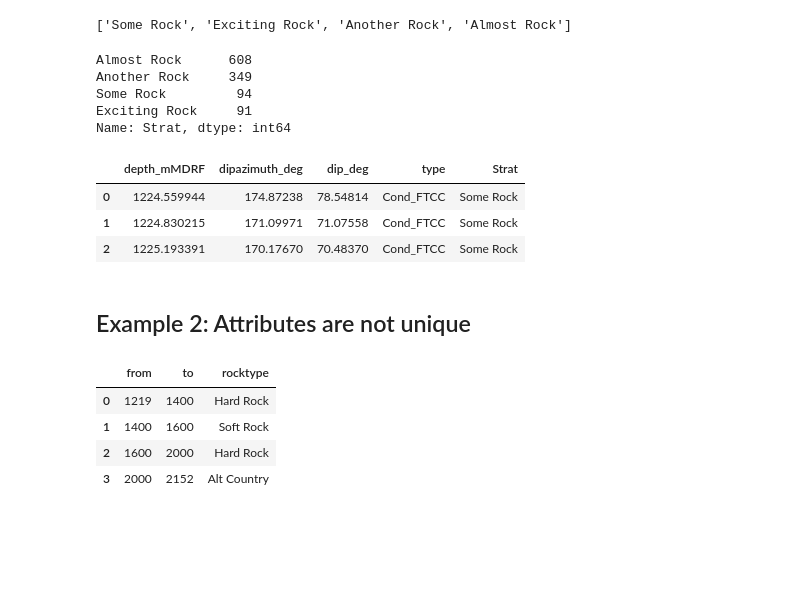
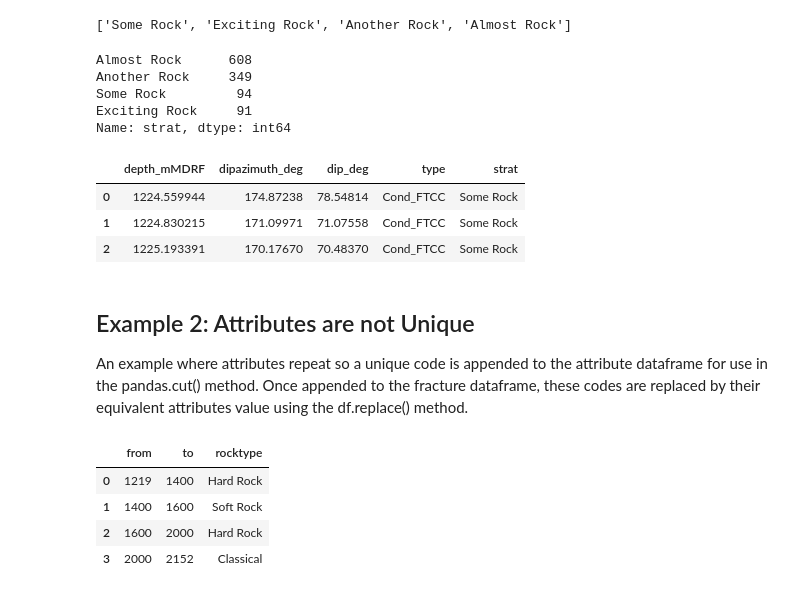
Before and after one commit to ICWallis/fractoolbox, a Jupyter notebook: append-fracture-attributes.ipynb, the cells around one changed output. Cells and saved outputs as stored; diff of their text form; code cells hidden in the pictures; blank space fills up the shorter version.

```diff
--- a/append-fracture-attributes.ipynb
+++ b/append-fracture-attributes.ipynb
@@ -28,9 +38,12 @@ Here I've created data using the dictionary method. If you have data in a csv, y
 # %%
 data = {
-        'from': [1219, 1400, 1600, 2000],
-        'to': [1400, 1600, 2000, 2152],
-        'rocktype': ['Some Rock', 'Exciting Rock', 'Another Rock', 'Almost Rock'],
-       }
+    'from': [1219, 1400, 1600, 2000],
+    'to': [1400, 1600, 2000, 2152],
+    'rocktype': ['Some Rock',
+                 'Exciting Rock',
+                 'Another Rock',
+                 'Almost Rock'],
+}
 
 dfstrat = pd.DataFrame(data=data)
 dfstrat
@@ -55,37 +71,44 @@ print(units_strat)
 # %% [output]
 ['Some Rock', 'Exciting Rock', 'Another Rock', 'Almost Rock']
 # %%
-# append strat units to the fracture dataframe based on depth
-dffractures['Strat'] = pd.cut(dffractures['depth_mMDRF'],
+# append units to the fracture dataframe based on depth
+dffractures['strat'] = pd.cut(dffractures['depth_mMDRF'],
                               bins_strat,
                               labels=units_strat)
 
-print(dffractures['Strat'].value_counts(),'\n')
+print(dffractures['strat'].value_counts(),'\n')
+
 dffractures.head(3)
 # %% [output]
 Almost Rock      608
 Another Rock     349
 Some Rock         94
 Exciting Rock     91
-Name: Strat, dtype: int64
+Name: strat, dtype: int64
-|  | depth_mMDRF | dipazimuth_deg | dip_deg | type | Strat |
+|  | depth_mMDRF | dipazimuth_deg | dip_deg | type | strat |
 | 0 | 1224.559944 | 174.87238 | 78.54814 | Cond_FTCC | Some Rock |
 | 1 | 1224.830215 | 171.09971 | 71.07558 | Cond_FTCC | Some Rock |
 | 2 | 1225.193391 | 170.17670 | 70.48370 | Cond_FTCC | Some Rock |
-# %% [markdown]
-## Example 2: Attributes are not unique
+# %% [markdown]
+## Example 2: Attributes are not Unique
+
+An example where attributes repeat so a unique code is appended to the attribute dataframe for use in the pandas.cut() method. Once appended to the fracture dataframe, these codes are replaced by their equivalent attributes value using the df.replace() method.
 # %%
 data = {
-        'from': [1219, 1400, 1600, 2000],
-        'to': [1400, 1600, 2000, 2152],
-        'rocktype': ['Hard Rock', 'Soft Rock', 'Hard Rock', 'Alt Country'],
-       }
+    'from': [1219, 1400, 1600, 2000],
+    'to': [1400, 1600, 2000, 2152],
+    'rocktype': ['Hard Rock',
+                 'Soft Rock',
+                 'Hard Rock',
+                 'Classical'],
+}
 
 dfstifness = pd.DataFrame(data=data)
+
 dfstifness
 # %% [output]
 |  | from | to | rocktype |
 | 0 | 1219 | 1400 | Hard Rock |
 | 1 | 1400 | 1600 | Soft Rock |
 | 2 | 1600 | 2000 | Hard Rock |
-| 3 | 2000 | 2152 | Alt Country |
+| 3 | 2000 | 2152 | Classical |
```
Also changed, not shown: parts of 18 cells of this notebook.
